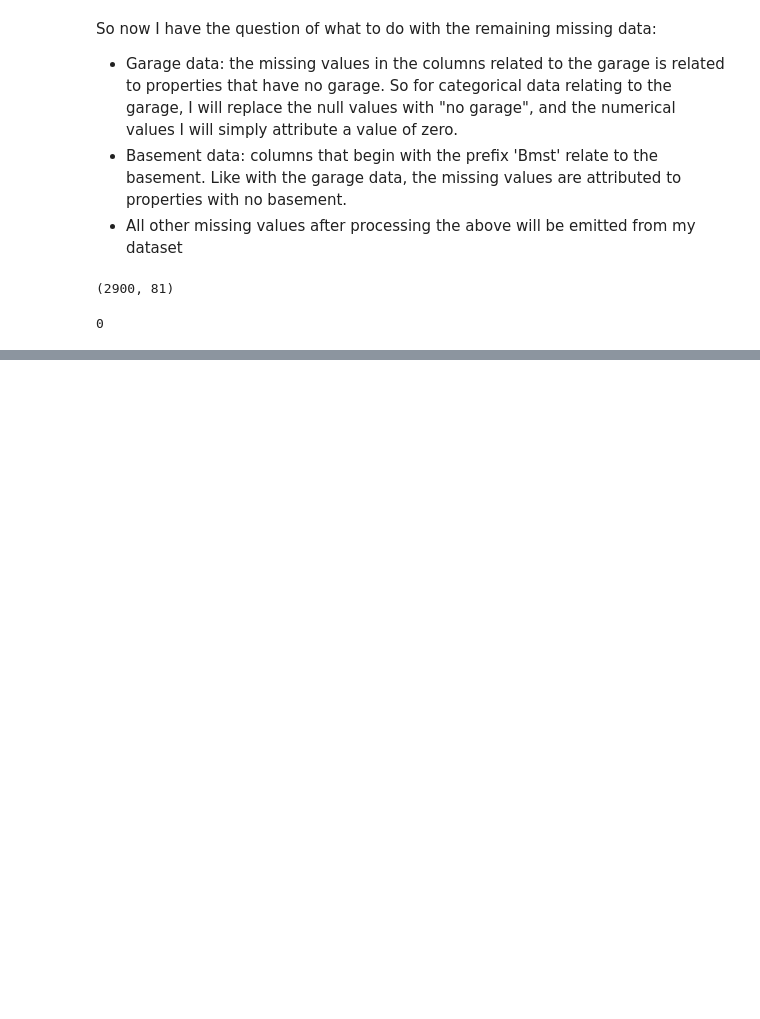
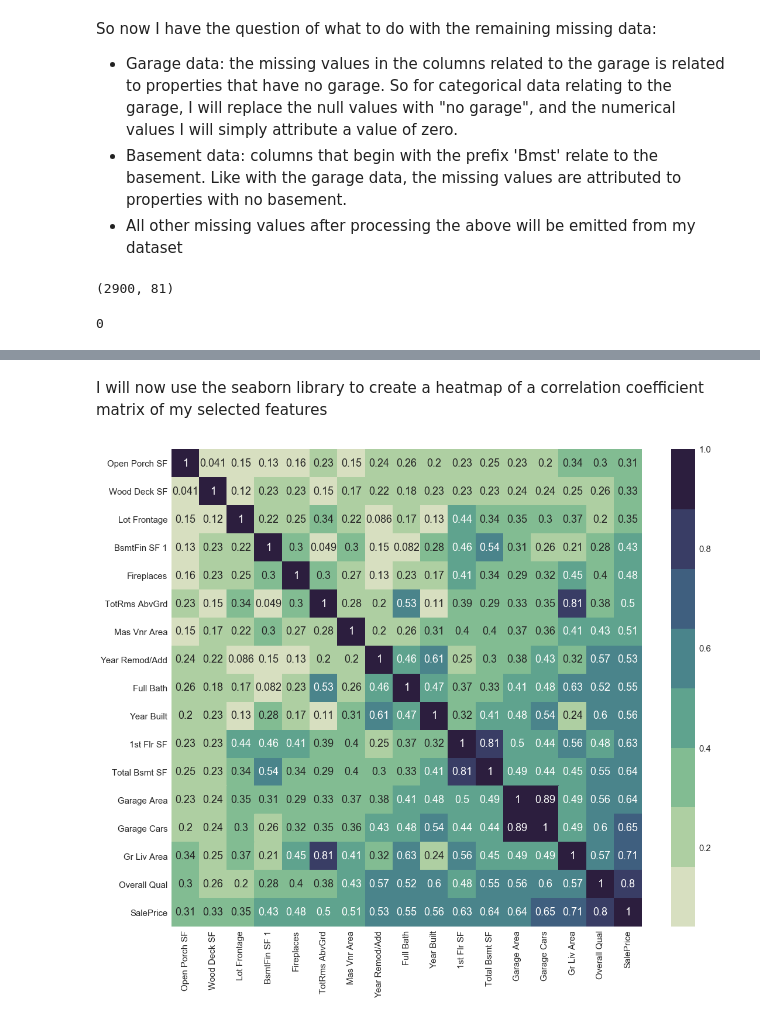
Before and after one commit to burtonbiomedical/DataQuest_Projects, a Jupyter notebook: Machine Learning/ Predicting the price of house sales using the AMES dataset/Predicting House Prices.ipynb, the cells around one changed output, grey strips where cells are left out. Drawn from its saved outputs; the diff is of its cells as text; code cells hidden in the pictures; blank space fills up the shorter version.

```diff
--- a/Machine Learning/ Predicting the price of house sales using the AMES dataset/Predicting House Prices.ipynb
+++ b/Machine Learning/ Predicting the price of house sales using the AMES dataset/Predicting House Prices.ipynb
@@ -177,0 +218,10 @@ test_and_train(5)
+# %% [markdown]
+I will now use the seaborn library to create a heatmap of a correlation coefficient matrix of my selected features
+# %%
+corr_matrix = data_strong_features.corr()
+plt.figure(figsize=(18,15))
+sns.set(font_scale=1.5)
+sns.heatmap(corr_matrix, annot=True, cmap=sns.cubehelix_palette(8, start=.5, rot=-.75))
+plt.show()
+# %% [output]
+[figure, added]
```
Also changed, not shown: parts of 35 cells of this notebook.
